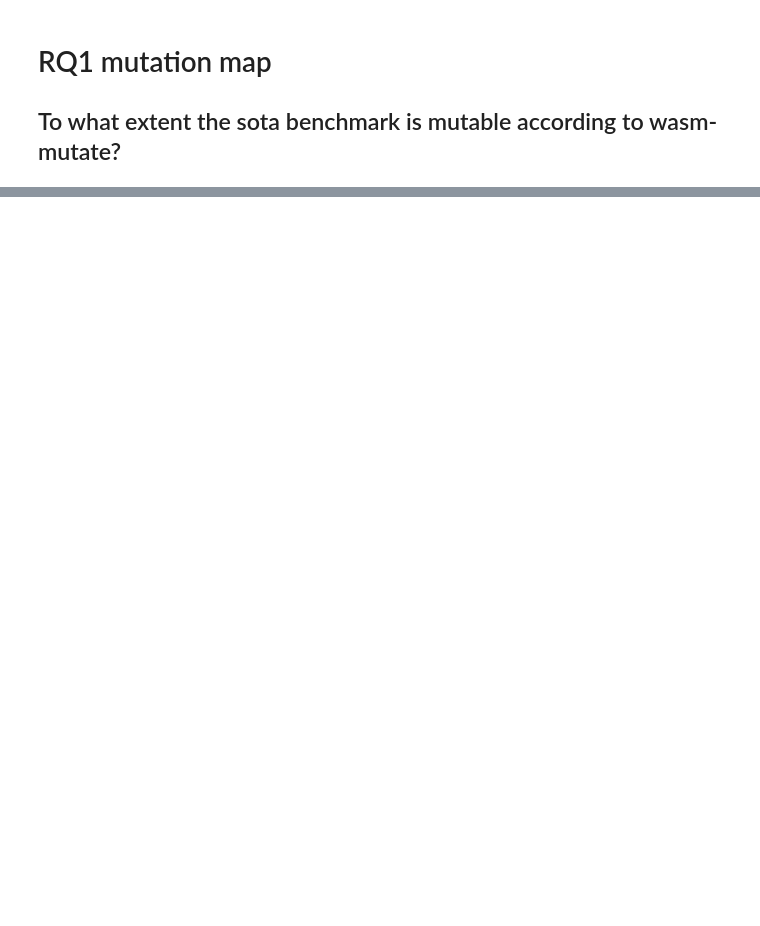
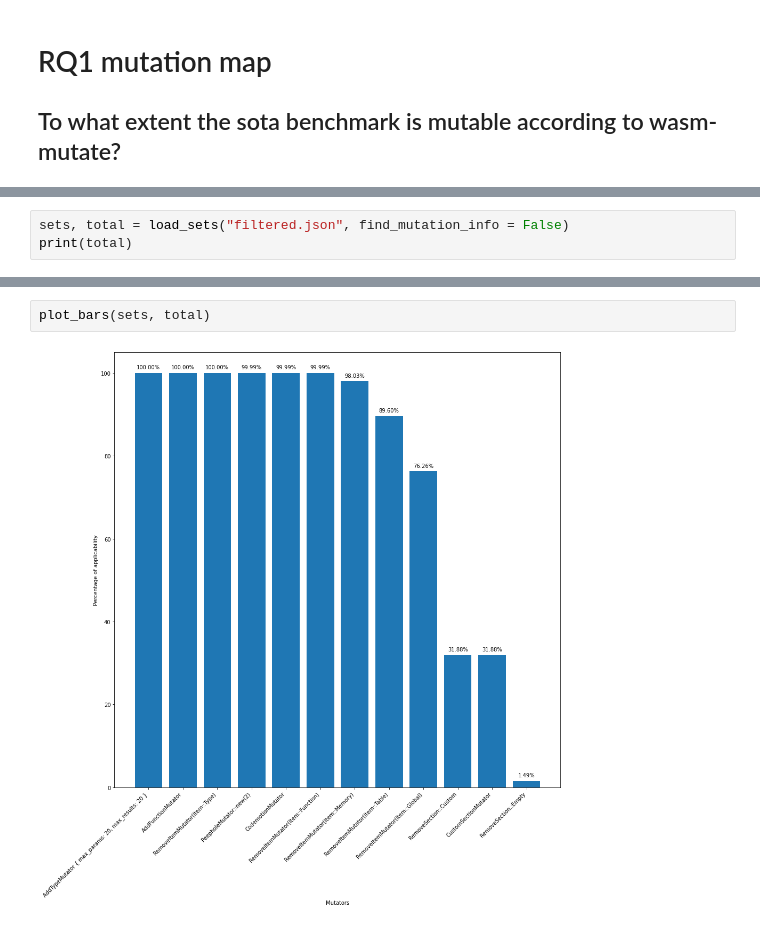
Before and after one commit to ASSERT-KTH/wasm_evasion, a Jupyter notebook: notebooks/RQ1.ipynb, the cells around one changed output, grey strips where cells are left out. Saved outputs shown, nothing was run; the diff lists cells and outputs as text; blank space fills up the shorter version.

```diff
--- a/notebooks/RQ1.ipynb
+++ b/notebooks/RQ1.ipynb
@@ -145,0 +112,3 @@ print(r.intersection(r))
+# %%
+sets, total = load_sets("filtered.json", find_mutation_info = False)
+print(total)
@@ -145,0 +129,4 @@ print(r.intersection(r))
+# %%
+plot_bars(sets, total)
+# %% [output]
+[figure, added]
```
Also changed, not shown: parts of 10 cells of this notebook, 5 other files.
